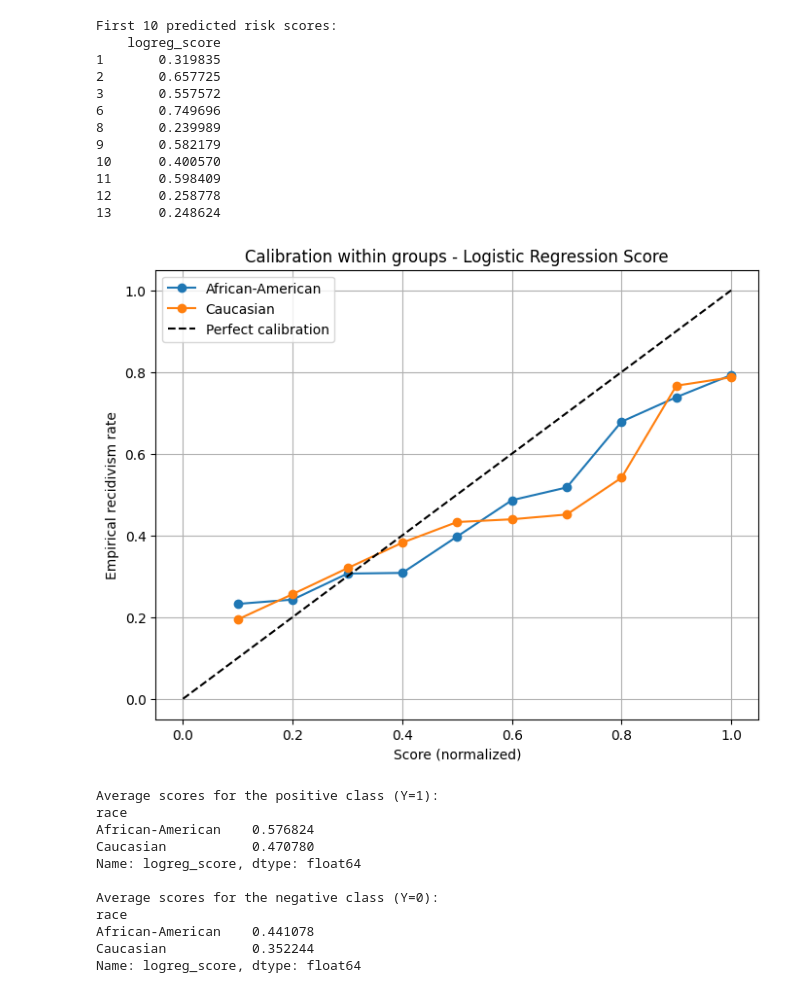
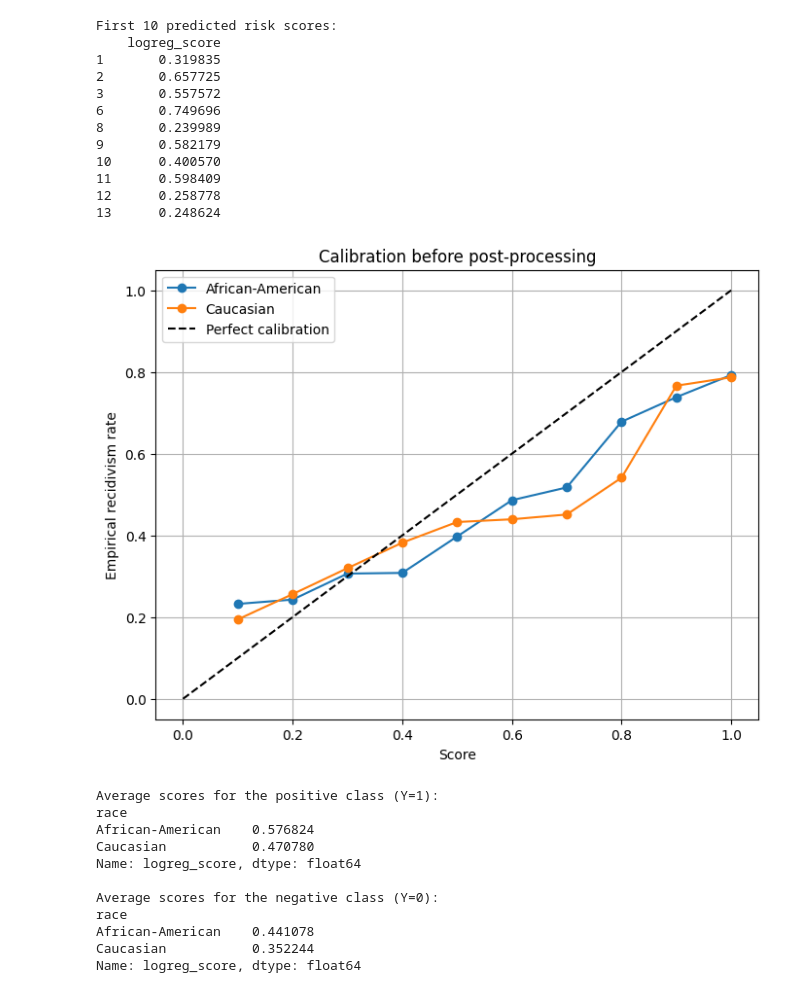
Before and after one commit to Louismoraine/Machine-Learning-Project, a Jupyter notebook: COMPAS.ipynb, the cells around one changed output. Saved outputs shown, nothing was run; the diff lists cells and outputs as text; code cells hidden in the pictures.

```diff
--- a/COMPAS.ipynb
+++ b/COMPAS.ipynb
@@ -379,33 +366,33 @@ First 10 predicted risk scores:
 12      0.258778
 13      0.248624
 # %%
-# Découpage du score en bins pour visualiser la calibration
+# Score binning to visualize calibration
 df["score_bin"] = pd.qcut(df["logreg_score"], 10, labels=False, duplicates='drop') + 1
 
-# Table de calibration
+# Calibration table
 calibration_table = (
     df.groupby(["race", "score_bin"])["two_year_recid"]
       .agg(empirical_rate="mean", count="size")
       .reset_index()
 )
 
-# Score "théorique" associé au bin (normalisé entre 0 et 1)
+# "Theoretical" score associated with the bin (normalized between 0 and 1)
 calibration_table["score_value"] = calibration_table["score_bin"] / 10.0
 
-# Visualisation
+# Visualization
 plt.figure(figsize=(8,6))
 for g in calibration_table["race"].unique():
     sub = calibration_table[calibration_table["race"] == g]
     plt.plot(sub["score_value"], sub["empirical_rate"], marker='o', label=g)
 
-# Diagonale pour référence
+# Diagonal for reference
 plt.plot([0,1], [0,1], 'k--', label="Perfect calibration")
 plt.xlabel("Score")
 plt.ylabel("Empirical recidivism rate")
-plt.title("Calibration within groups - Logistic Regression Score")
+plt.title("Calibration before post-processing")
 plt.legend()
 plt.grid(True)
 plt.show()
 # %% [output]
-[figure, old version]
+[figure, new version]
 # %%
```
Also changed, not shown: parts of 19 cells of this notebook.
